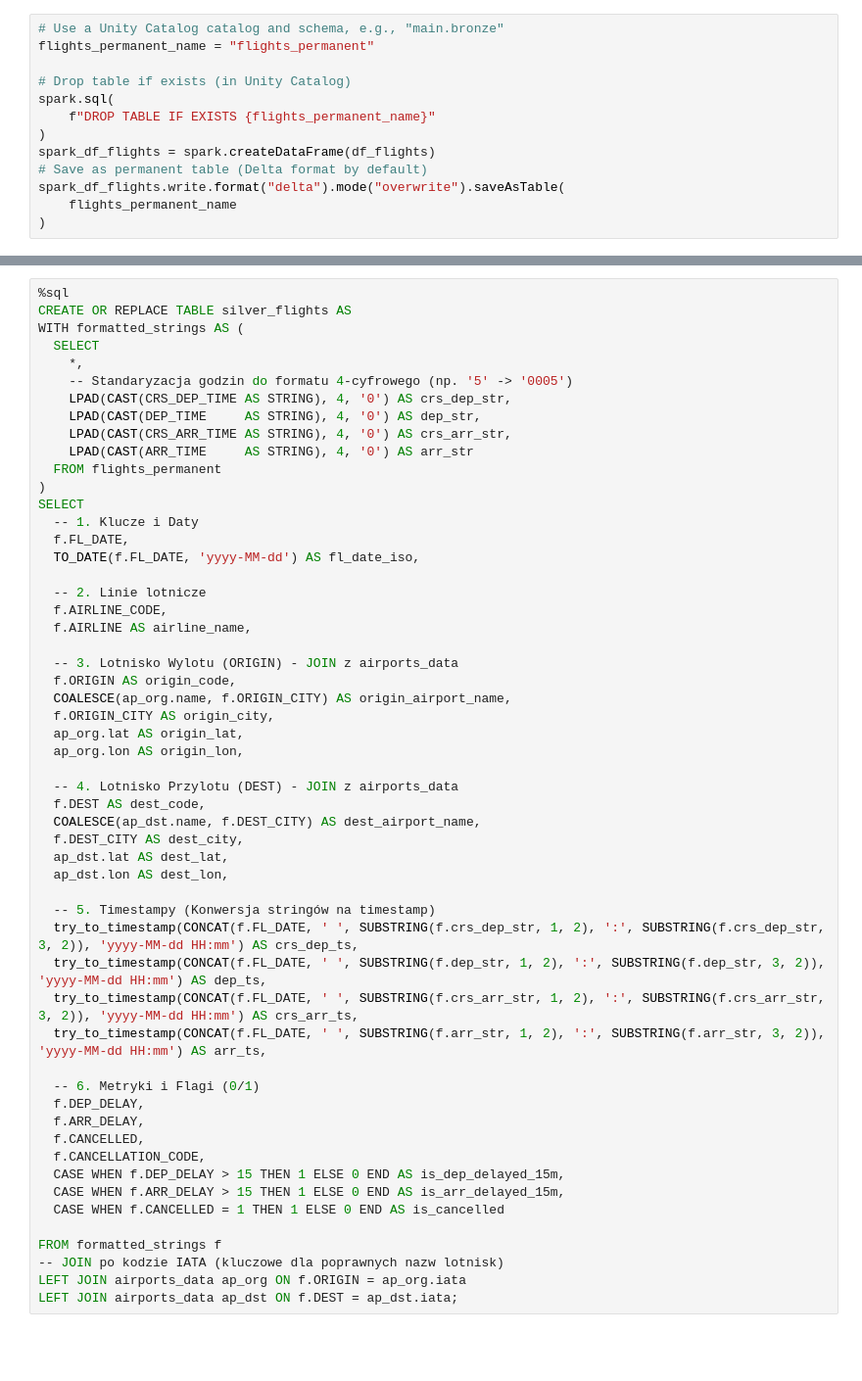
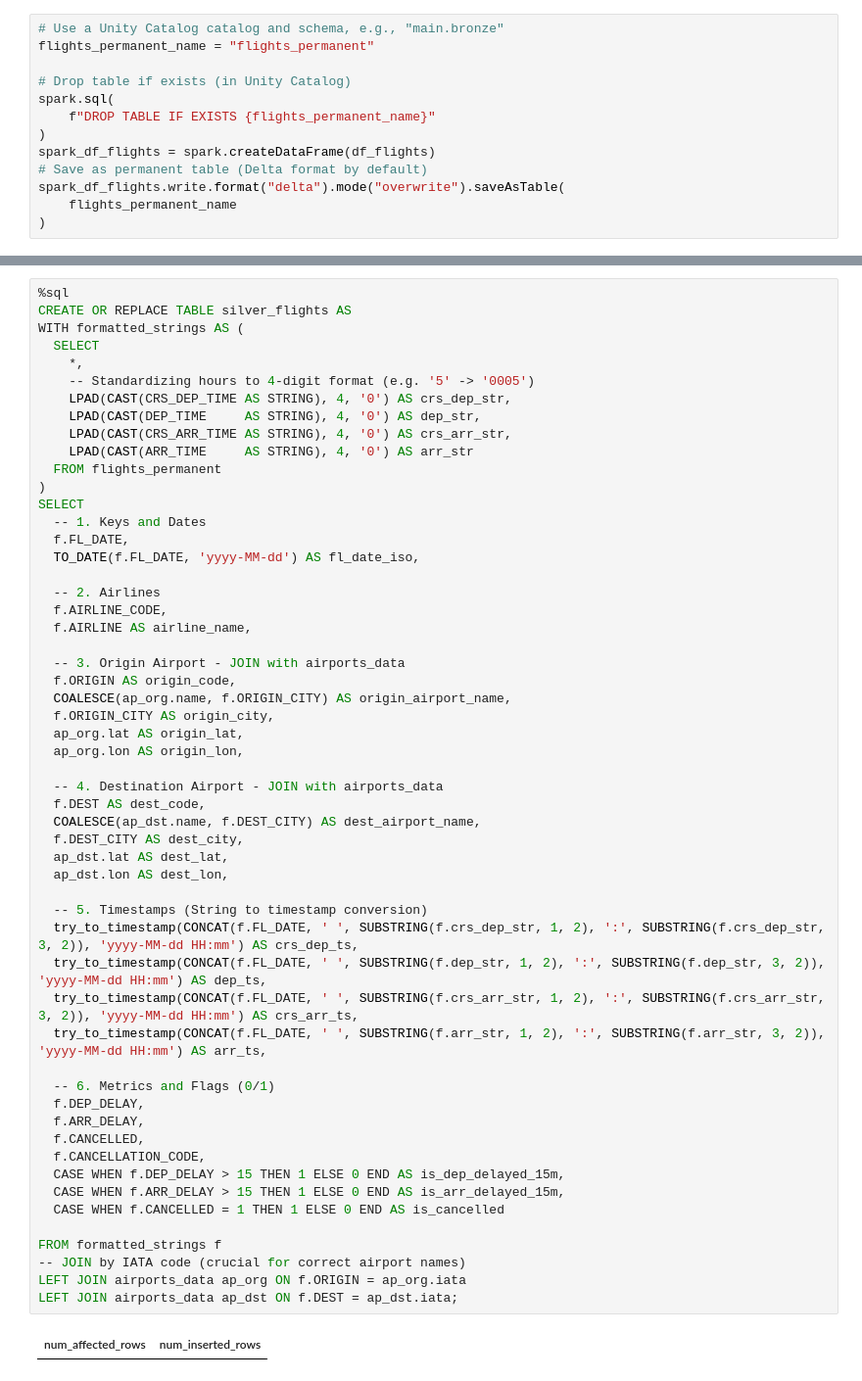
Before and after one commit to WojciechHrycenko/BigDataAnalytics, a Jupyter notebook: Data Notebook.ipynb, the cells around one changed output, grey strips where cells are left out. Shown at 98% size. Drawn from its saved outputs; the diff is of its cells as text; blank space fills up the shorter version.

```diff
--- a/Data Notebook.ipynb
+++ b/Data Notebook.ipynb
@@ -137,7 +174,7 @@ CREATE OR REPLACE TABLE silver_flights AS
 WITH formatted_strings AS (
   SELECT
     *,
-    -- Standaryzacja godzin do formatu 4-cyfrowego (np. '5' -> '0005')
+    -- Standardizing hours to 4-digit format (e.g. '5' -> '0005')
     LPAD(CAST(CRS_DEP_TIME AS STRING), 4, '0') AS crs_dep_str,
     LPAD(CAST(DEP_TIME     AS STRING), 4, '0') AS dep_str,
     LPAD(CAST(CRS_ARR_TIME AS STRING), 4, '0') AS crs_arr_str,
@@ -145,46 +182,48 @@ WITH formatted_strings AS (
   FROM flights_permanent
 )
 SELECT
-  -- 1. Klucze i Daty
+  -- 1. Keys and Dates
   f.FL_DATE,
   TO_DATE(f.FL_DATE, 'yyyy-MM-dd') AS fl_date_iso,
 
-  -- 2. Linie lotnicze
+  -- 2. Airlines
   f.AIRLINE_CODE,
   f.AIRLINE AS airline_name,
 
-  -- 3. Lotnisko Wylotu (ORIGIN) - JOIN z airports_data
+  -- 3. Origin Airport - JOIN with airports_data
   f.ORIGIN AS origin_code,
   COALESCE(ap_org.name, f.ORIGIN_CITY) AS origin_airport_name,
   f.ORIGIN_CITY AS origin_city,
   ap_org.lat AS origin_lat,
   ap_org.lon AS origin_lon,
 
-  -- 4. Lotnisko Przylotu (DEST) - JOIN z airports_data
+  -- 4. Destination Airport - JOIN with airports_data
   f.DEST AS dest_code,
   COALESCE(ap_dst.name, f.DEST_CITY) AS dest_airport_name,
   f.DEST_CITY AS dest_city,
   ap_dst.lat AS dest_lat,
   ap_dst.lon AS dest_lon,
 
-  -- 5. Timestampy (Konwersja stringów na timestamp)
+  -- 5. Timestamps (String to timestamp conversion)
   try_to_timestamp(CONCAT(f.FL_DATE, ' ', SUBSTRING(f.crs_dep_str, 1, 2), ':', SUBSTRING(f.crs_dep_str, 3, 2)), 'yyyy-MM-dd HH:mm') AS crs_dep_ts,
   try_to_timestamp(CONCAT(f.FL_DATE, ' ', SUBSTRING(f.dep_str, 1, 2), ':', SUBSTRING(f.dep_str, 3, 2)), 'yyyy-MM-dd HH:mm') AS dep_ts,
   try_to_timestamp(CONCAT(f.FL_DATE, ' ', SUBSTRING(f.crs_arr_str, 1, 2), ':', SUBSTRING(f.crs_arr_str, 3, 2)), 'yyyy-MM-dd HH:mm') AS crs_arr_ts,
   try_to_timestamp(CONCAT(f.FL_DATE, ' ', SUBSTRING(f.arr_str, 1, 2), ':', SUBSTRING(f.arr_str, 3, 2)), 'yyyy-MM-dd HH:mm') AS arr_ts,
 
-  -- 6. Metryki i Flagi (0/1)
+  -- 6. Metrics and Flags (0/1)
   f.DEP_DELAY,
   f.ARR_DELAY,
   f.CANCELLED,
   f.CANCELLATION_CODE,
   CASE WHEN f.DEP_DELAY > 15 THEN 1 ELSE 0 END AS is_dep_delayed_15m,
   CASE WHEN f.ARR_DELAY > 15 THEN 1 ELSE 0 END AS is_arr_delayed_15m,
   CASE WHEN f.CANCELLED = 1 THEN 1 ELSE 0 END AS is_cancelled
 
 FROM formatted_strings f
--- JOIN po kodzie IATA (kluczowe dla poprawnych nazw lotnisk)
+-- JOIN by IATA code (crucial for correct airport names)
 LEFT JOIN airports_data ap_org ON f.ORIGIN = ap_org.iata
 LEFT JOIN airports_data ap_dst ON f.DEST = ap_dst.iata;
+# %% [output]
+| num_affected_rows | num_inserted_rows |
 # %%
 %sql
```
Also changed, not shown: parts of 8 cells of this notebook.
